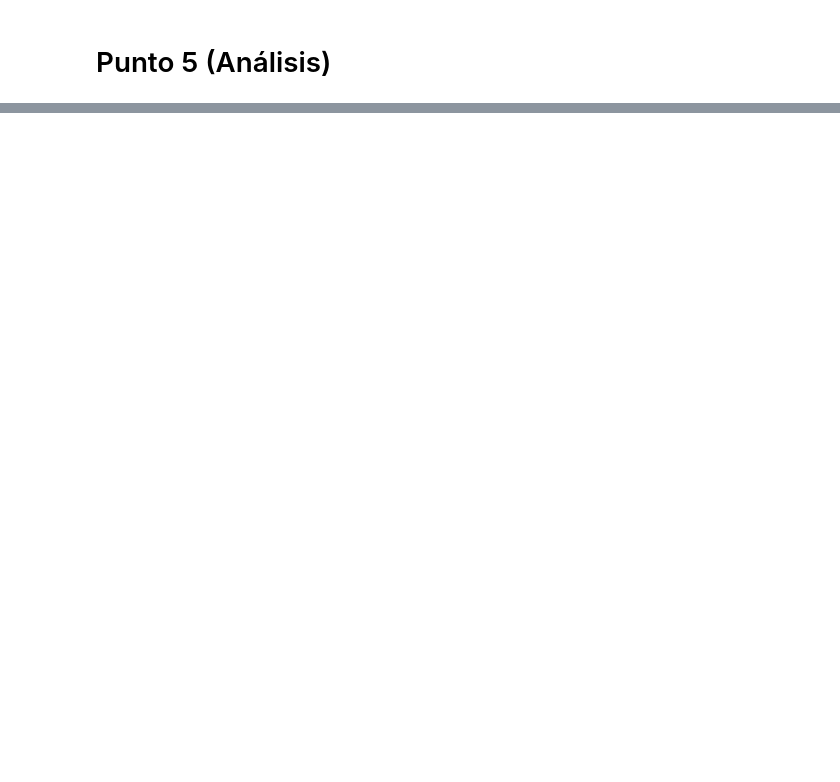
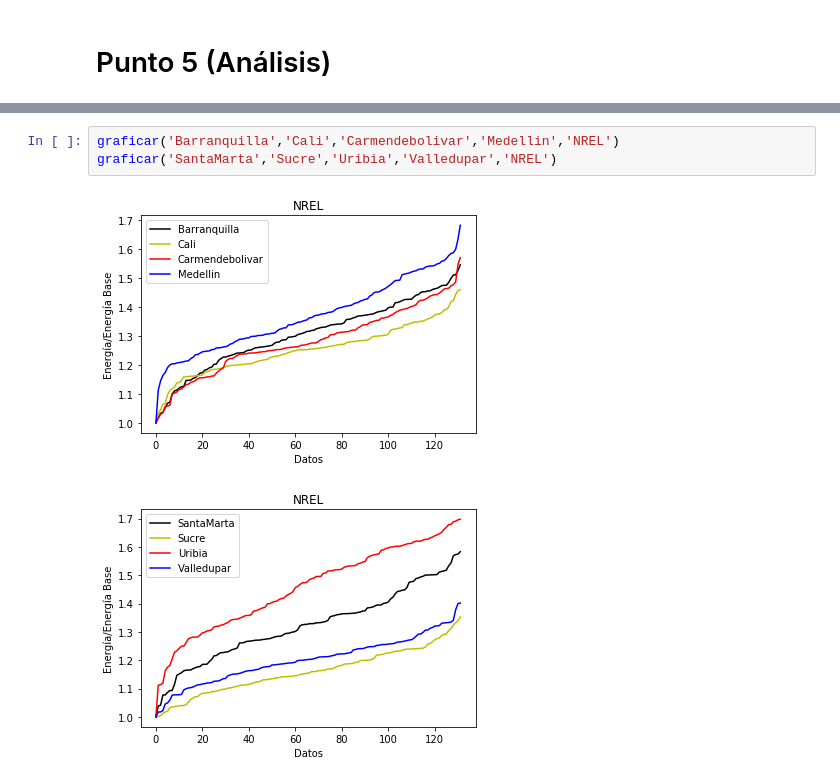
Before and after one commit to JuanVillegasSantos/Herramientas-Computacionales-IMEC3602, a Jupyter notebook: 02_taller01/solucionTaller.ipynb, the cells around one changed output, grey strips where cells are left out. Cells and saved outputs as stored; diff of their text form; blank space fills up the shorter version.

```diff
--- a/02_taller01/solucionTaller.ipynb
+++ b/02_taller01/solucionTaller.ipynb
@@ -229,0 +244,6 @@ errores(2007,1,2015,1,"Valledupar")
+# %%
+graficar('Barranquilla','Cali','Carmendebolivar','Medellin','NREL')
+graficar('SantaMarta','Sucre','Uribia','Valledupar','NREL')
+# %% [output]
+[figure, added]
+[figure, added]
```
Also changed, not shown: parts of 9 cells of this notebook, 2 other files.
